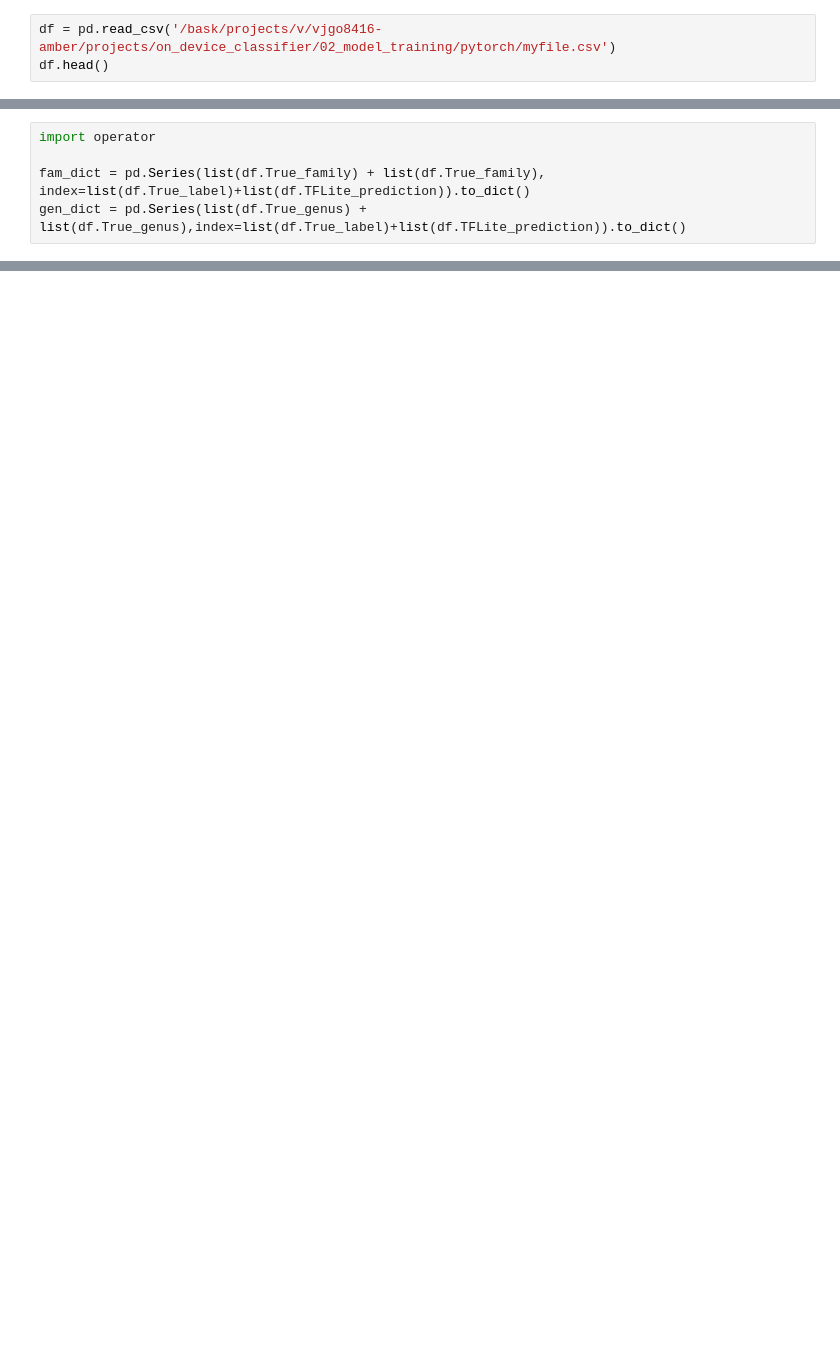
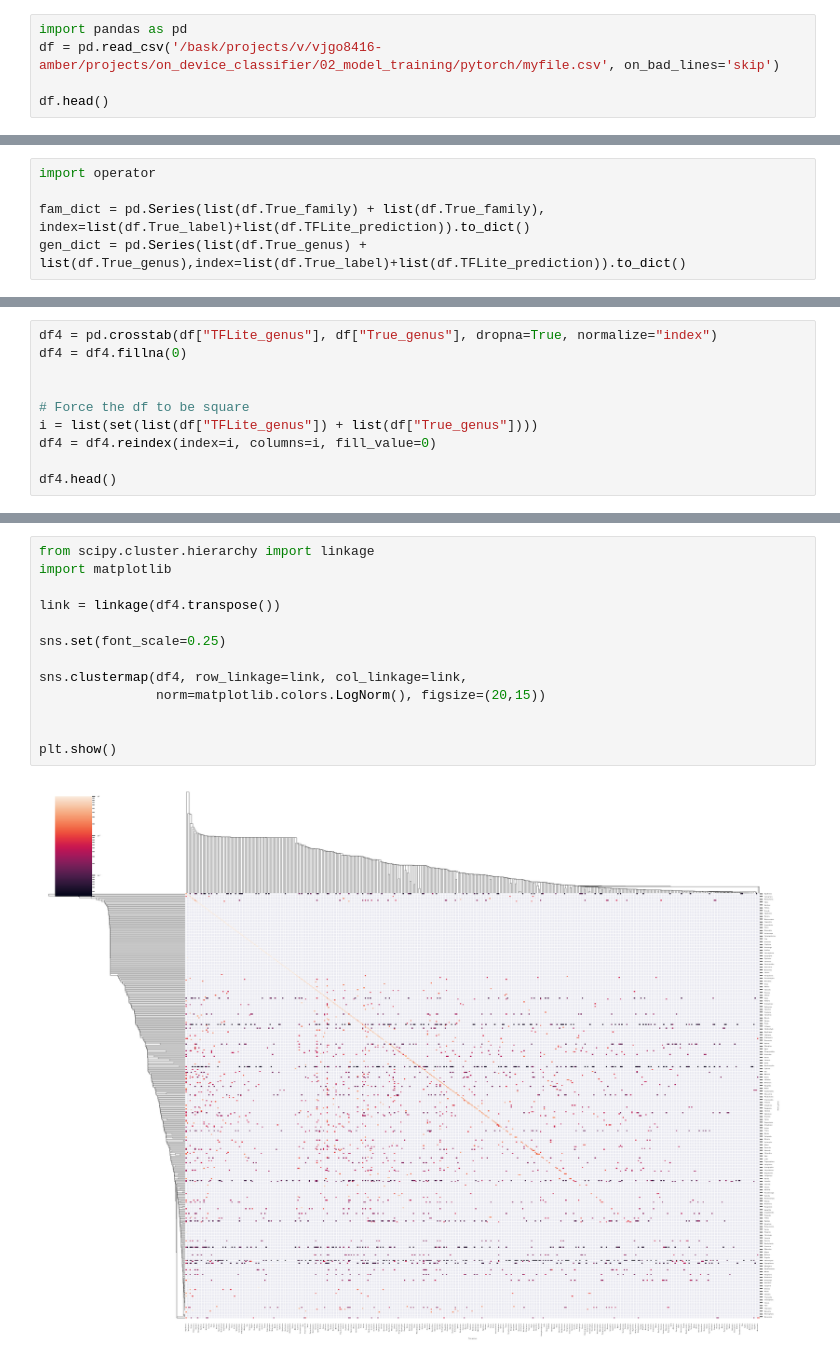
Before and after one commit to AMI-system/species_classifier, a Jupyter notebook: 02_model_training/pytorch/plots.ipynb, the cells around one changed output, grey strips where cells are left out. Cells and saved outputs as stored; diff of their text form; blank space fills up the shorter version.

```diff
--- a/02_model_training/pytorch/plots.ipynb
+++ b/02_model_training/pytorch/plots.ipynb
@@ -59,3 +73,5 @@ plt.show()
 # %%
-df = pd.read_csv('/bask/projects/v/vjgo8416-amber/projects/on_device_classifier/02_model_training/pytorch/myfile.csv')
+import pandas as pd
+df = pd.read_csv('/bask/projects/v/vjgo8416-amber/projects/on_device_classifier/02_model_training/pytorch/myfile.csv', on_bad_lines='skip')
+
 df.head()
@@ -176,0 +240,10 @@ plt.show()
+# %%
+df4 = pd.crosstab(df["TFLite_genus"], df["True_genus"], dropna=True, normalize="index")
+df4 = df4.fillna(0)
+
+
+# Force the df to be square
+i = list(set(list(df["TFLite_genus"]) + list(df["True_genus"])))
+df4 = df4.reindex(index=i, columns=i, fill_value=0)
+
+df4.head()
@@ -176,0 +259,15 @@ plt.show()
+# %%
+from scipy.cluster.hierarchy import linkage
+import matplotlib
+
+link = linkage(df4.transpose())
+
+sns.set(font_scale=0.25)
+
+sns.clustermap(df4, row_linkage=link, col_linkage=link,
+               norm=matplotlib.colors.LogNorm(), figsize=(20,15))
+
+
+plt.show()
+# %% [output]
+[figure, added]
```
Also changed, not shown: parts of 18 cells of this notebook, 2 other files.
